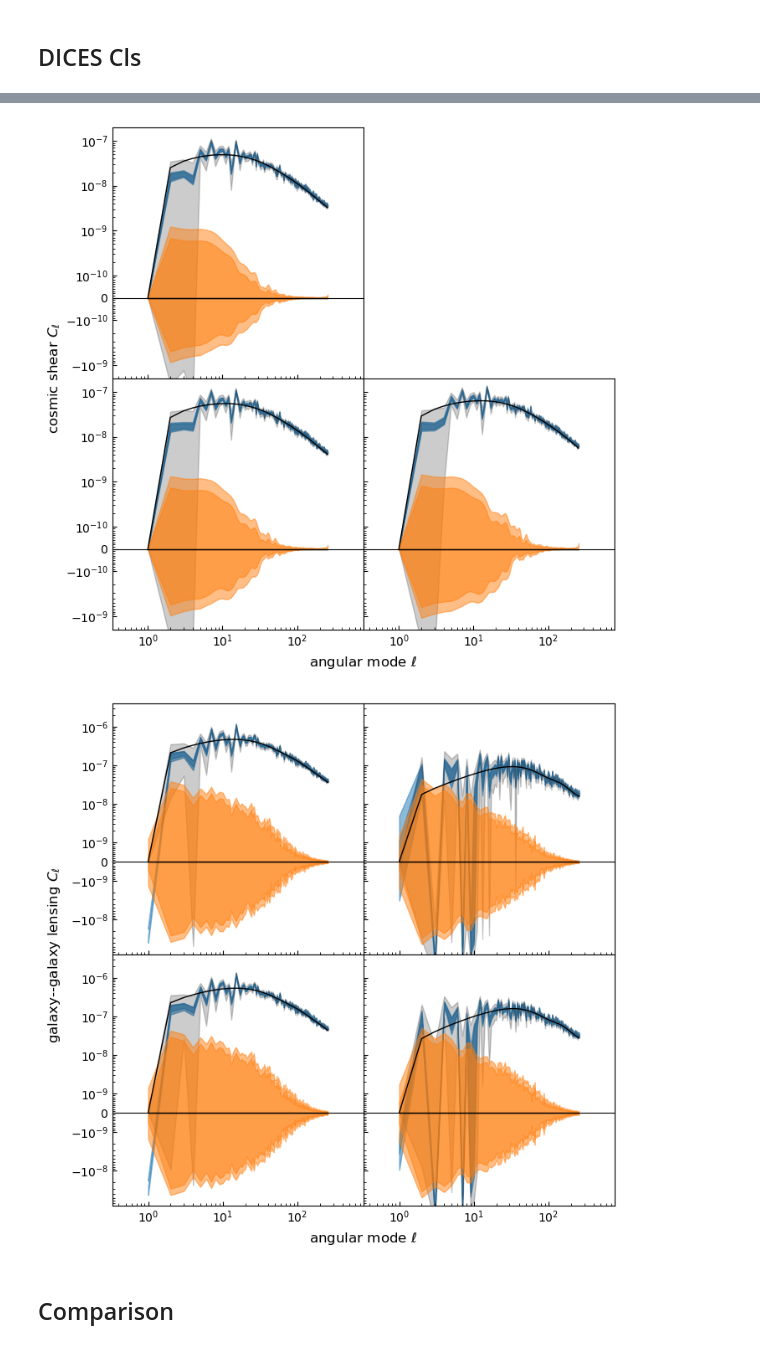
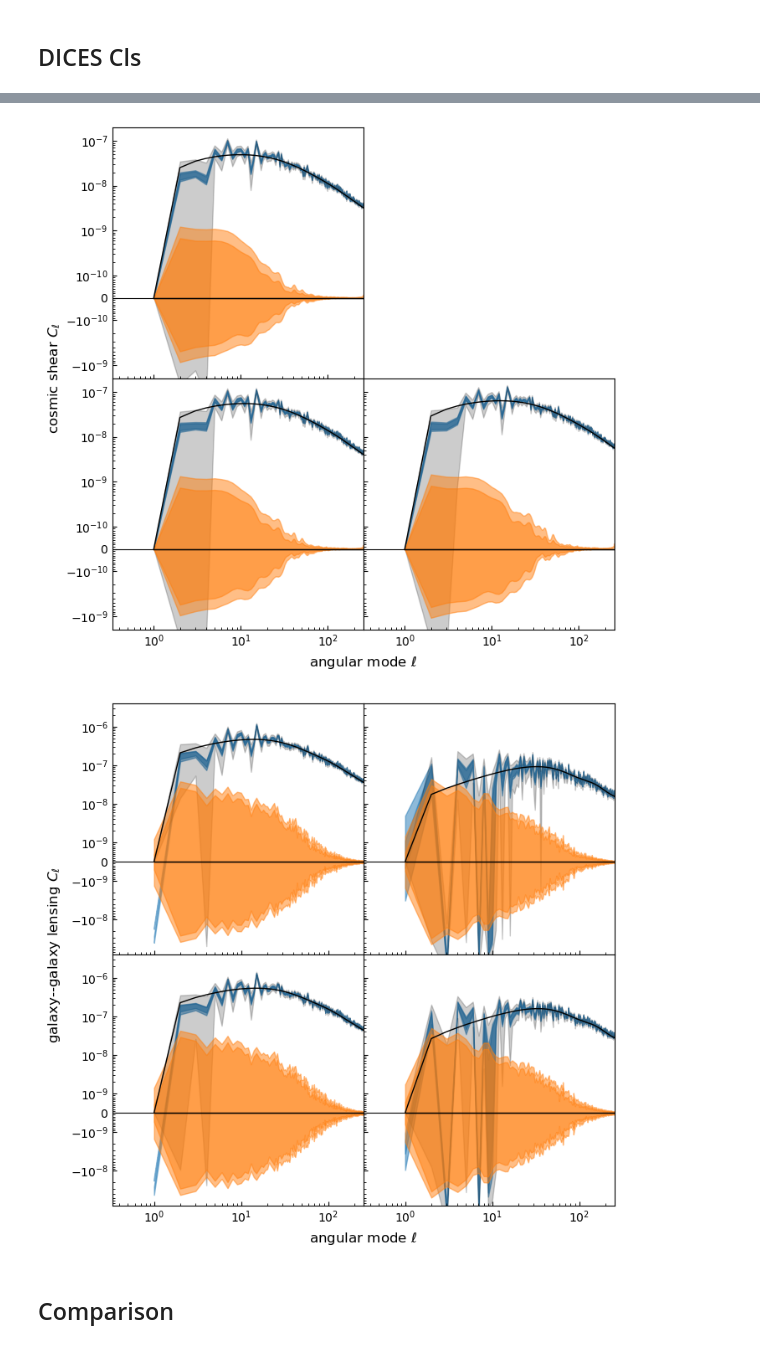
Before and after one commit to JaimeRZP/GLASS_challenge, a Jupyter notebook: process_sim_lab.ipynb, the cells around one changed output, grey strips where cells are left out. Cells and saved outputs as stored; diff of their text form; code cells hidden in the pictures.

Commit message:
better plots

```diff
--- a/process_sim_lab.ipynb
+++ b/process_sim_lab.ipynb
@@ -71,3 +58,15 @@ for key in list(vis_maps.keys()):
 hp.mollview(data_maps[("POS", 1)])
 # %% [output]
 [figure]
+# %%
+jk_maps = {}
+Njk = 30
+if apply_mask:
+    fname = f"./data/masked_jkmap_{Njk}.fits"
+else:
+    fname = f"./data/jkmap_{Njk}.fits"
+
+print(f"Reading jackknife maps from {fname}")
+jkmap = hp.read_map(fname)
+for key in list(vis_maps.keys()):
+    jk_maps[key] = jkmap
@@ -82,6 +83,9 @@ nlbins = 10
 ls = np.arange(lmax + 1)
 ledges = np.logspace(np.log10(10), np.log10(lmax), nlbins + 1)
 lgrid = (ledges[1:] + ledges[:-1]) / 2
+
+if binned:
+    ls = lgrid
 # %%
 theory_cls = heracles.read(f"{mode}_sims/{mode}_sim_1/theory_cls.fits")
 if binned:
@@ -103,9 +107,13 @@ _theory_cls[("POS", "G_E", 1, 2)] = theory_cls["W1xW4"].__array__()*fl
 _theory_cls[("POS", "G_E", 2, 1)] = theory_cls["W2xW3"].__array__()*fl
 _theory_cls[("G_E", "G_E", 1, 2)] = theory_cls["W3xW4"].__array__()*fl**2
 
-for key in cls0.keys():
-    if key not in _theory_cls:
-        _theory_cls[key] = np.zeros_like(cls0[key])
+_theory_cls[("G_B", "G_B", 1, 1)] = np.zeros_like(theory_cls["W3xW3"])
+_theory_cls[("G_B", "G_B", 2, 2)] = np.zeros_like(theory_cls["W3xW3"])
+_theory_cls[("POS", "G_B", 1, 1)] = np.zeros_like(theory_cls["W3xW3"])
+_theory_cls[("POS", "G_B", 2, 2)] = np.zeros_like(theory_cls["W3xW3"])
+_theory_cls[("POS", "G_B", 1, 2)] = np.zeros_like(theory_cls["W3xW3"])
+_theory_cls[("POS", "G_B", 2, 1)] = np.zeros_like(theory_cls["W3xW3"])
+_theory_cls[("G_B", "G_B", 1, 2)] = np.zeros_like(theory_cls["W3xW3"])
 # %%
 Nbins = 2
 __theory_gg = np.zeros((Nbins, Nbins, len(ls)))
@@ -153,17 +161,16 @@ for jk in range(1, Njk + 1):
     cls1[(jk)] = read(data_fname)
 # %%
 if binned:
-    ls = lgrid
     cls0 = heracles.binned(cls0, ledges)
     cls1 = heracles.binned(cls1, ledges)
 
-data_fname = output_path + "covs/cov1_njk_%i.fits" % (Njk)
+data_fname = output_path + "covs/cov1_njk_%i_binned_%i.fits" % (Njk, binned)
 cov1 = read(data_fname)
 
-data_fname = output_path + "covs/target_njk_%i.fits" % (Njk)
+data_fname = output_path + "covs/target_njk_%i_binned_%i.fits" % (Njk, binned)
 target_cov = read(data_fname)
 
-data_fname = output_path + "covs/shrunk_cov1_njk_%i.fits" % (Njk)
+data_fname = output_path + "covs/shrunk_cov1_njk_%i_binned_%i.fits" % (Njk, binned)
 scov1 = read(data_fname)
 # %%
 cls2 = {}
@@ -320,7 +324,10 @@ for i in range(1, nbins):
         ax[j - 1, i - 1].tick_params(axis="both", which="both", direction="in")
 
 ax[0, 0].set_xscale("log")
-ax[0, 0].set_xlim(1 / 3, lmax * 3)
+if binned:
+    ax[0, 0].set_xlim(10, lmax * 2)
+else:
+    ax[0, 0].set_xlim(1 / 3, lmax)
 ax[0, 0].xaxis.get_major_locator().set_params(numticks=99)
 ax[0, 0].xaxis.get_minor_locator().set_params(
     numticks=99, subs=np.arange(0.1, 1.0, 0.1)
@@ -337,7 +344,7 @@ fig.supylabel("cosmic shear $C_\\ell$", x=-0.1, ha="right")
 
 plt.show()
 # %% [output]
-[figure, old version]
+[figure, new version]
 # %%
 fig, ax = plt.subplots(nbins - 1, nbins - 1, figsize=(6, 6), sharex=True, sharey=True)
 
@@ -377,34 +384,37 @@ for i in range(1, nbins):
         )
         ax[j - 1, i - 1].fill_between(
             ls[1:], cl2m-cl2s, cl2m+cl2s, color="C1", alpha=0.5
         )
         ax[j - 1, i - 1].fill_between(
             ls[1:], _cl-err, _cl+err, color="k", alpha=0.2
         )
         ax[j - 1, i - 1].plot(
             ls[1:], _vcl, c="k", lw=1.0, zorder=4.0
         )
         ax[j - 1, i - 1].axhline(0.0, c="k", lw=0.8, zorder=-1)
         ax[j - 1, i - 1].tick_params(axis="both", which="both", direction="in")
 
 ax[0, 0].set_xscale("log")
-ax[0, 0].set_xlim(1 / 3, lmax * 3)
+if binned:
+    ax[0, 0].set_xlim(10, lmax * 2)
+else:
+    ax[0, 0].set_xlim(1 / 3, lmax)
 ax[0, 0].xaxis.get_major_locator().set_params(numticks=99)
 ax[0, 0].xaxis.get_minor_locator().set_params(
     numticks=99, subs=np.arange(0.1, 1.0, 0.1)
 )
 ax[0, 0].set_yscale(
     "symlog", linthresh=1e-9, linscale=0.45, subs=np.arange(0.1, 1.0, 0.1)
 )
 ax[0, 0].set_ylim(-8e-8, 4e-6)
 
 fig.subplots_adjust(left=0.0, bottom=0.0, right=1.0, top=1.0, wspace=0.0, hspace=0.0)
 
 fig.supxlabel("angular mode $\\ell$", y=-0.05, va="top")
 fig.supylabel("galaxy--galaxy lensing $C_\\ell$", x=-0.1, ha="right")
 
 plt.show()
 # %% [output]
-[figure, old version]
+[figure, new version]
 # %% [markdown]
 ## Comparison
```
Also changed, not shown: parts of 16 cells of this notebook, 4 other files.
